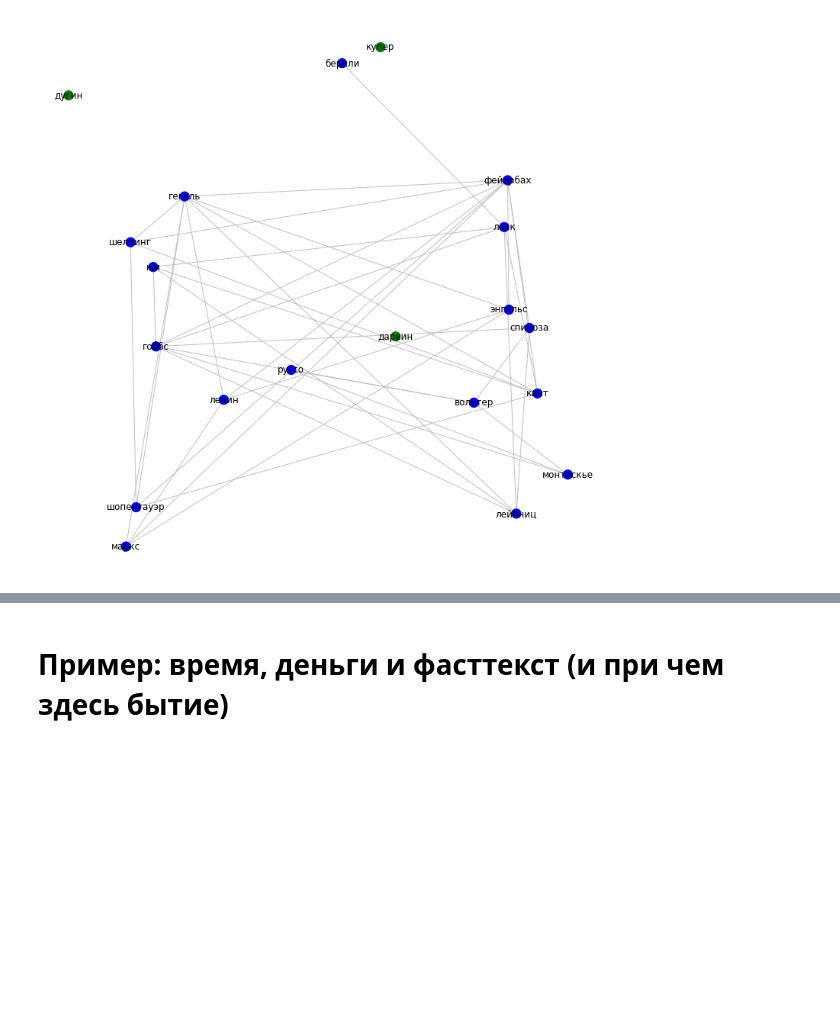
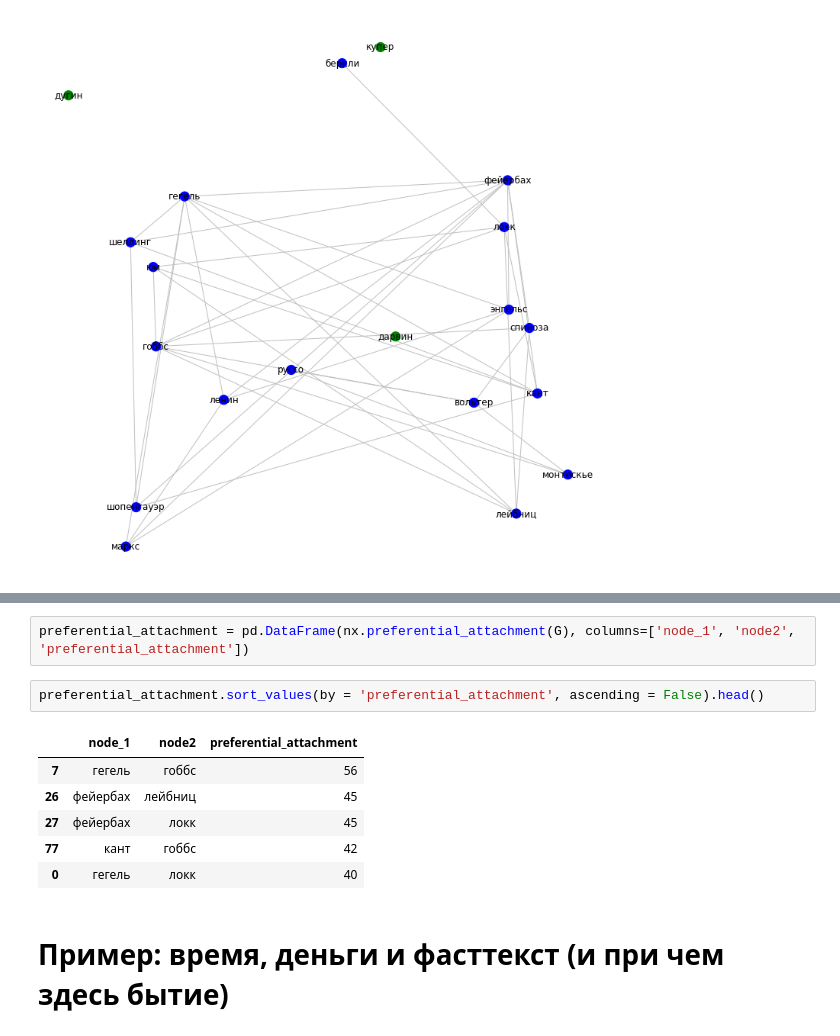
Before and after one commit to visualcomments/ru_philosophy, a Jupyter notebook: philosophy_praktikum.ipynb, the cells around one changed output, grey strips where cells are left out. Saved outputs shown, nothing was run; the diff lists cells and outputs as text; blank space fills up the shorter version.

```diff
--- a/philosophy_praktikum.ipynb
+++ b/philosophy_praktikum.ipynb
@@ -496,3 +581,14 @@ nx.draw(
+# %%
+preferential_attachment = pd.DataFrame(nx.preferential_attachment(G), columns=['node_1', 'node2', 'preferential_attachment'])
+# %%
+preferential_attachment.sort_values(by = 'preferential_attachment', ascending = False).head()
+# %% [output]
+|  | node_1 | node2 | preferential_attachment |
+| 7 | гегель | гоббс | 56 |
+| 26 | фейербах | лейбниц | 45 |
+| 27 | фейербах | локк | 45 |
+| 77 | кант | гоббс | 42 |
+| 0 | гегель | локк | 40 |
 # %% [markdown]
 # Пример: время, деньги и фасттекст (и при чем здесь бытие)
 # %% [markdown]
```
Also changed, not shown: parts of 30 cells of this notebook.
